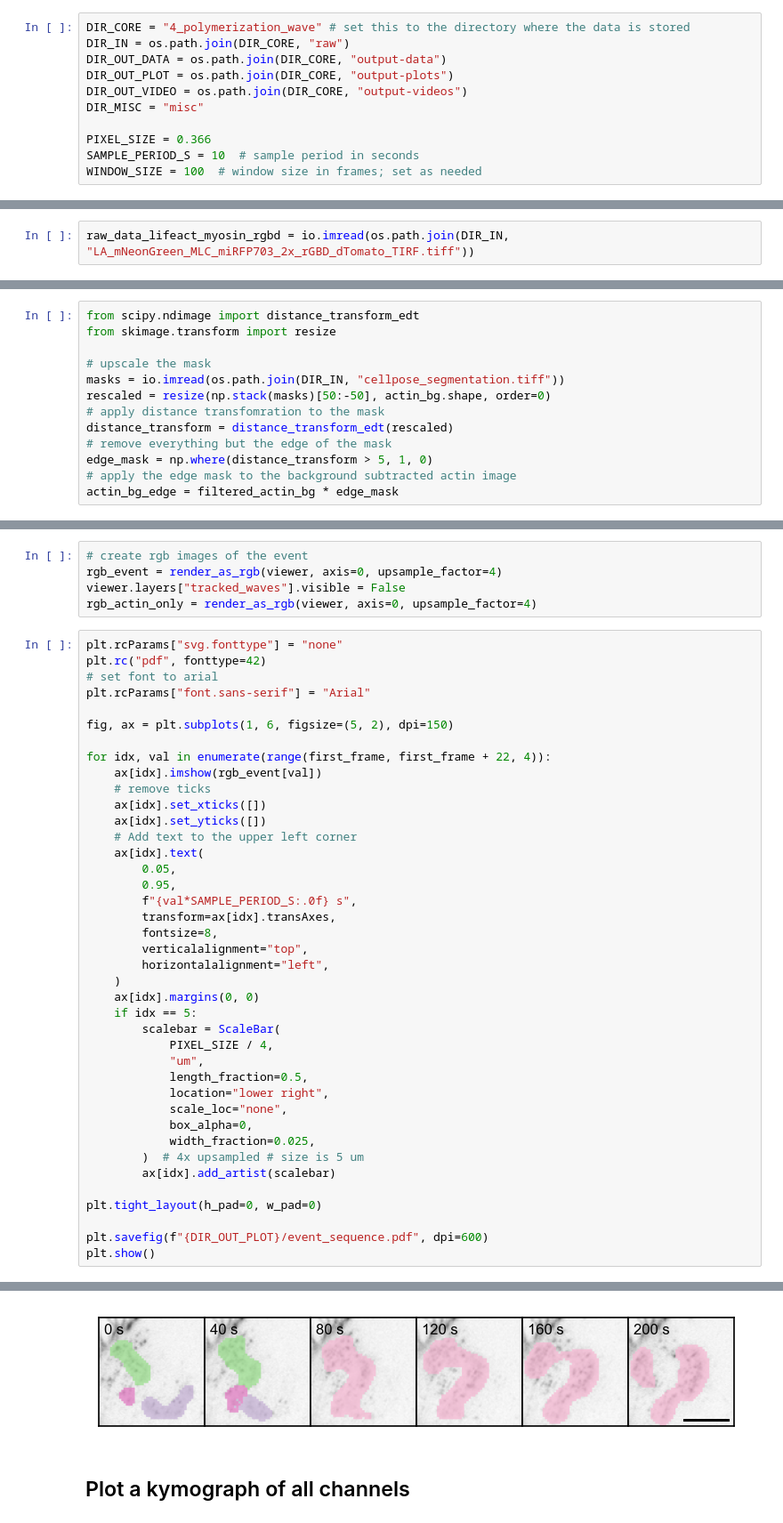
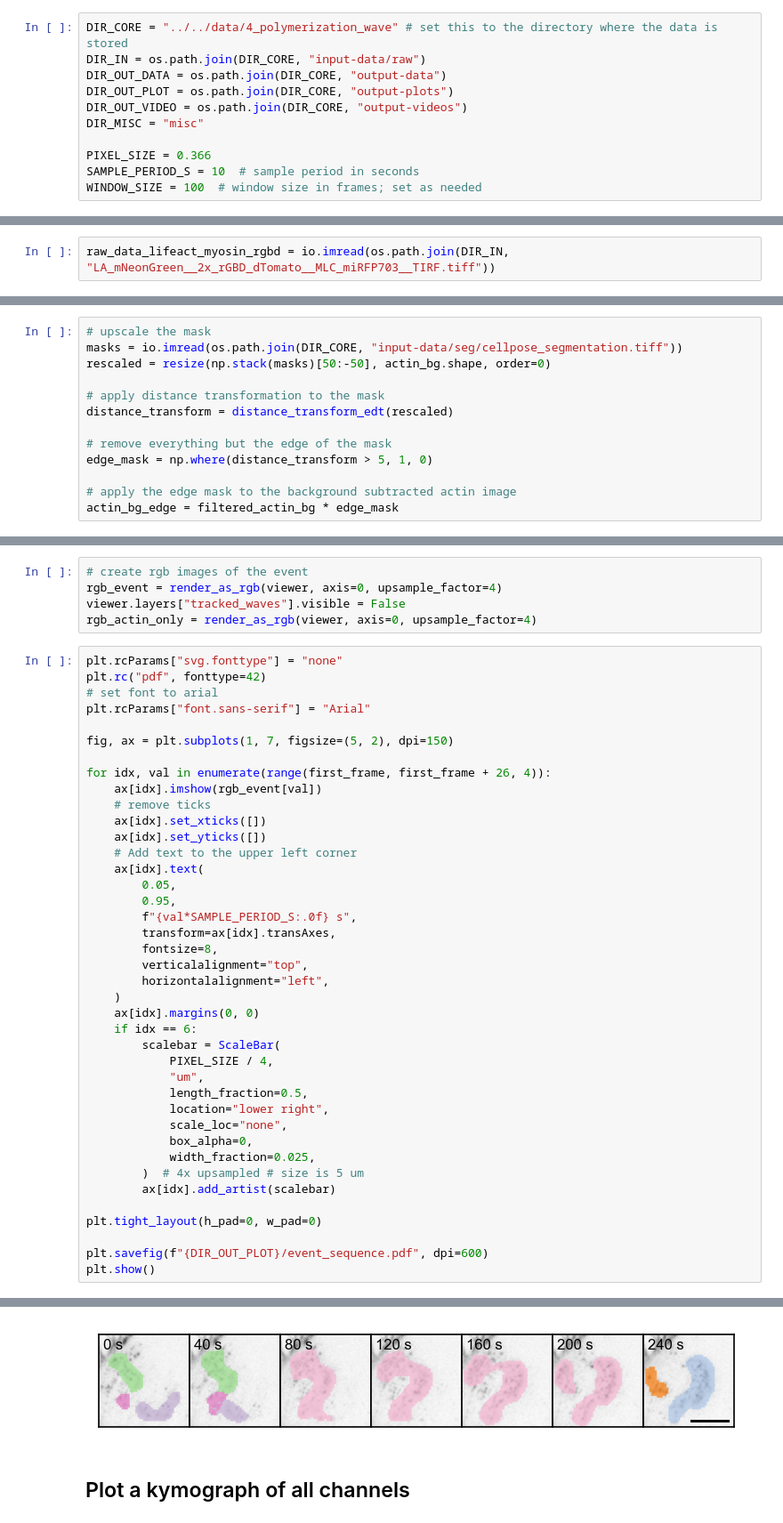
Before and after one commit to pertzlab/ARCOSpx-publication, a Jupyter notebook: scripts/4_polymerization_wave/polymerization_wave_tracking.ipynb, the cells around one changed output, grey strips where cells are left out. Shown at 89% size. Drawn from its saved outputs; the diff is of its cells as text.

```diff
--- a/scripts/4_polymerization_wave/polymerization_wave_tracking.ipynb
+++ b/scripts/4_polymerization_wave/polymerization_wave_tracking.ipynb
@@ -87,8 +94,8 @@ cmap = CyclicLabelColormap(
     cyclic=True,
 )
 # %%
-DIR_CORE = "4_polymerization_wave" # set this to the directory where the data is stored
-DIR_IN = os.path.join(DIR_CORE, "raw")
+DIR_CORE = "../../data/4_polymerization_wave" # set this to the directory where the data is stored
+DIR_IN = os.path.join(DIR_CORE, "input-data/raw")
 DIR_OUT_DATA = os.path.join(DIR_CORE, "output-data")
 DIR_OUT_PLOT = os.path.join(DIR_CORE, "output-plots")
 DIR_OUT_VIDEO = os.path.join(DIR_CORE, "output-videos")
@@ -460,7 +467,7 @@ def stackreg_progress_callback(current_iteration, end_iteration):
 # %% [markdown]
 # Load the raw data
 # %%
-raw_data_lifeact_myosin_rgbd = io.imread(os.path.join(DIR_IN, "LA_mNeonGreen_MLC_miRFP703_2x_rGBD_dTomato_TIRF.tiff"))
+raw_data_lifeact_myosin_rgbd = io.imread(os.path.join(DIR_IN, "LA_mNeonGreen__2x_rGBD_dTomato__MLC_miRFP703__TIRF.tiff"))
 # %% [markdown]
 # Preprocess the Images
 # %% [markdown]
@@ -581,16 +590,16 @@ filtered_actin_bg = gaussian(actin_bg, sigma=2)
 # %% [markdown]
 #### Remove Edge Artifacts from the filtered image as we dont want to track those
 # %%
-from scipy.ndimage import distance_transform_edt
-from skimage.transform import resize
+# upscale the mask
+masks = io.imread(os.path.join(DIR_CORE, "input-data/seg/cellpose_segmentation.tiff"))
+rescaled = resize(np.stack(masks)[50:-50], actin_bg.shape, order=0)
 
-# upscale the mask
-masks = io.imread(os.path.join(DIR_IN, "cellpose_segmentation.tiff"))
-rescaled = resize(np.stack(masks)[50:-50], actin_bg.shape, order=0)
-# apply distance transfomration to the mask
+# apply distance transformation to the mask
 distance_transform = distance_transform_edt(rescaled)
+
 # remove everything but the edge of the mask
 edge_mask = np.where(distance_transform > 5, 1, 0)
+
 # apply the edge mask to the background subtracted actin image
 actin_bg_edge = filtered_actin_bg * edge_mask
 # %% [markdown]
@@ -1114,9 +1114,9 @@ plt.rc("pdf", fonttype=42)
 # set font to arial
 plt.rcParams["font.sans-serif"] = "Arial"
 
-fig, ax = plt.subplots(1, 6, figsize=(5, 2), dpi=150)
+fig, ax = plt.subplots(1, 7, figsize=(5, 2), dpi=150)
 
-for idx, val in enumerate(range(first_frame, first_frame + 22, 4)):
+for idx, val in enumerate(range(first_frame, first_frame + 26, 4)):
     ax[idx].imshow(rgb_event[val])
     # remove ticks
     ax[idx].set_xticks([])
@@ -1132,7 +1132,7 @@ for idx, val in enumerate(range(first_frame, first_frame + 22, 4)):
         horizontalalignment="left",
     )
     ax[idx].margins(0, 0)
-    if idx == 5:
+    if idx == 6:
         scalebar = ScaleBar(
             PIXEL_SIZE / 4,
             "um",
@@ -1165,8 +1165,8 @@ INFO:fontTools.subset:glyf pruned
 INFO:fontTools.subset:GDEF pruned
 INFO:fontTools.subset:GPOS pruned
 INFO:fontTools.subset:GSUB pruned
 INFO:fontTools.subset:name pruned
-[figure, old version]
+[figure, new version]
 # %% [markdown]
 ## Plot a kymograph of all channels
 # %%
```
Also changed, not shown: parts of 11 cells of this notebook, 26 other files.
